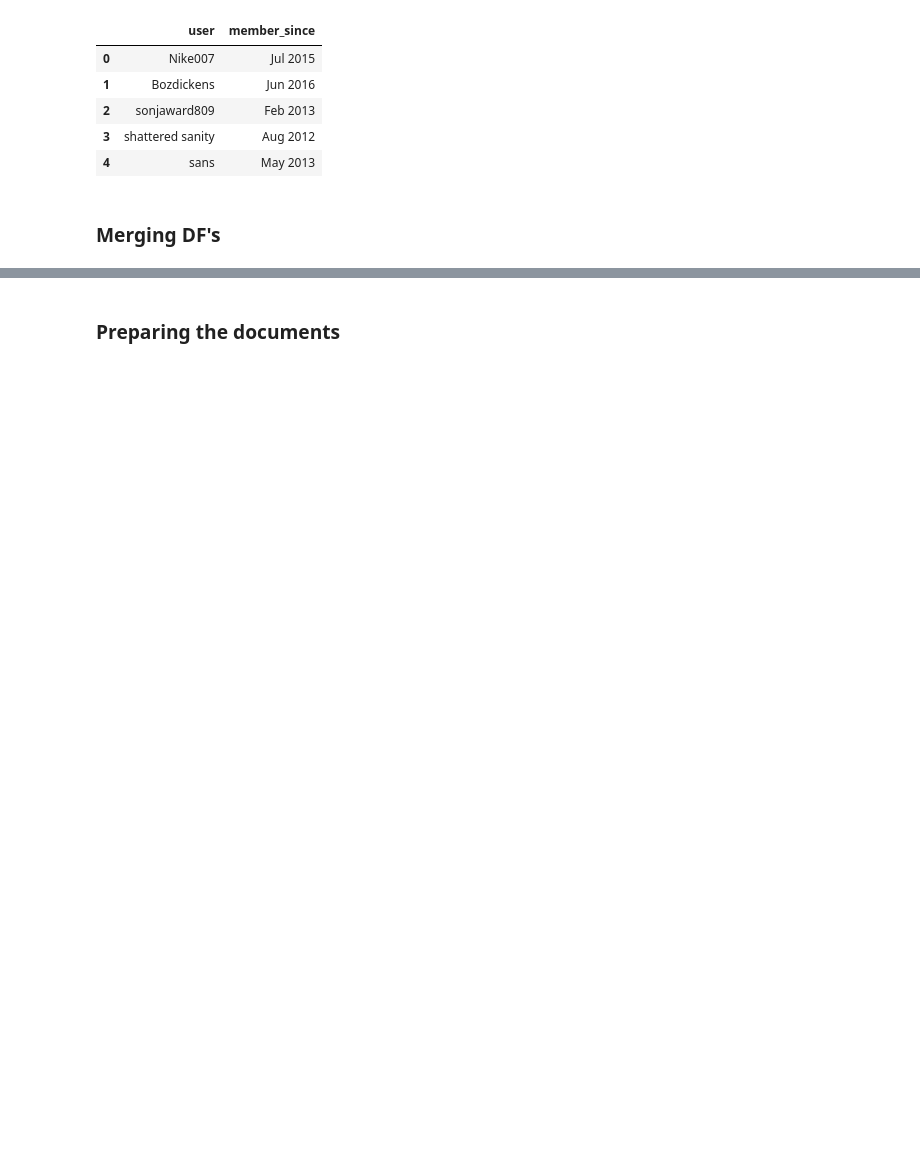
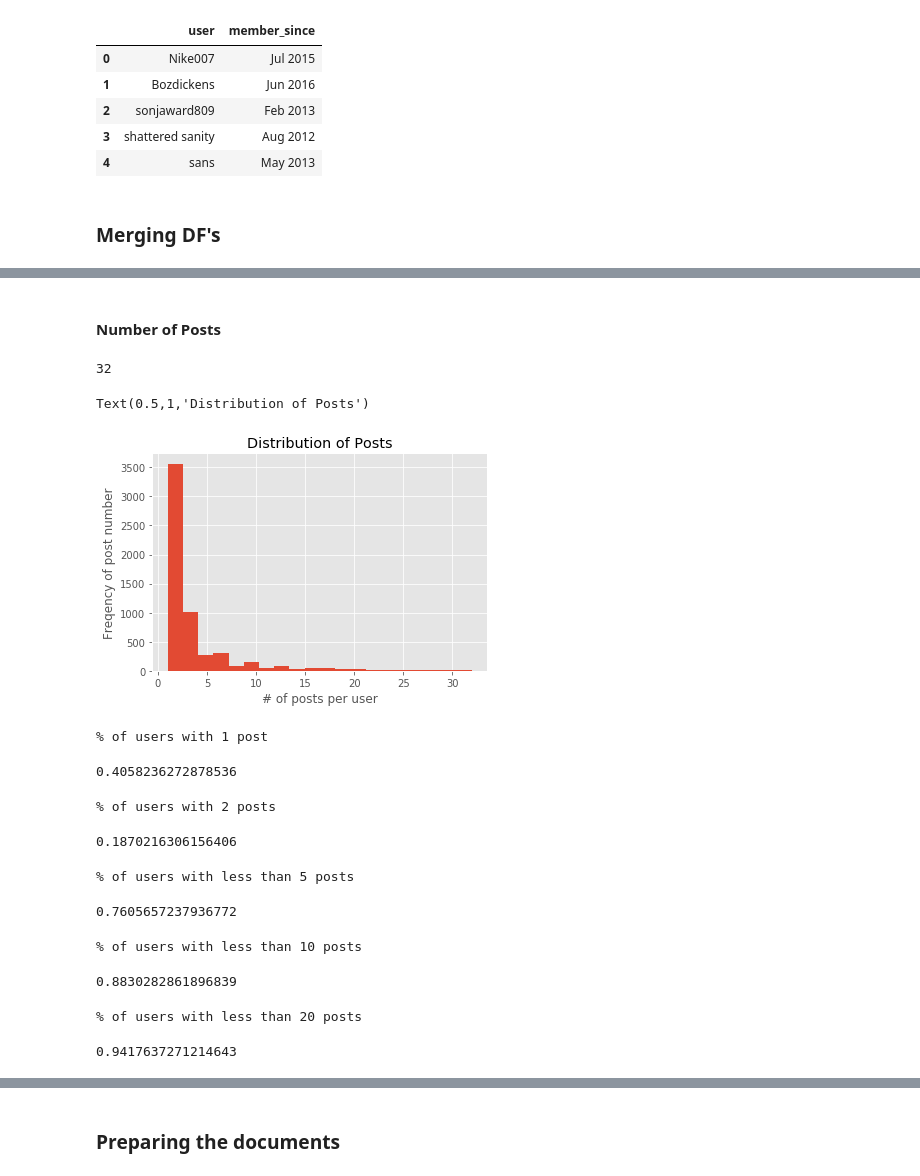
Before and after one commit to millertracy/g-project, a Jupyter notebook: Exploration.ipynb, the cells around one changed output, grey strips where cells are left out. Drawn from its saved outputs; the diff is of its cells as text; code cells hidden in the pictures; blank space fills up the shorter version.

```diff
--- a/Exploration.ipynb
+++ b/Exploration.ipynb
@@ -5,8 +5,11 @@ import numpy as np
 import matplotlib.pyplot as plt
 import string
 import re
+import scipy.stats as scs
 from collections import defaultdict
+from sklearn.feature_extraction.text import TfidfVectorizer
 %matplotlib inline
+plt.style.use("ggplot")
 # %%
 punc = string.punctuation
 # %%
@@ -188,0 +228,50 @@ anx_user.reset_index(drop = True, inplace = True)
+# %% [markdown]
+#### Number of Posts
+# %%
+num_posts = np.array([len(md[key]) for key in md])
+# %%
+num_posts.sort()
+# %%
+num_slice = num_posts[0:5800]
+num_slice[-1]
+# %% [output]
+32
+# %%
+fig, ax = plt.subplots()
+ax.hist(num_slice, bins = 20)
+ax.set_xlabel("# of posts per user")
+ax.set_ylabel("Freqency of post number")
+ax.set_title("Distribution of Posts")
+# %% [output]
+Text(0.5,1,'Distribution of Posts')
+[figure, added]
+# %%
+print("% of users with 1 post")
+len(np.where(num_posts == 1)[0])/len(md)
+# %% [output]
+% of users with 1 post
+0.4058236272878536
+# %%
+print("% of users with 2 posts")
+len(np.where(num_posts == 2)[0])/len(md)
+# %% [output]
+% of users with 2 posts
+0.1870216306156406
+# %%
+print("% of users with less than 5 posts")
+len(np.where(num_posts < 5)[0])/len(md)
+# %% [output]
+% of users with less than 5 posts
+0.7605657237936772
+# %%
+print("% of users with less than 10 posts")
+len(np.where(num_posts < 10)[0])/len(md)
+# %% [output]
+% of users with less than 10 posts
+0.8830282861896839
+# %%
+print("% of users with less than 20 posts")
+len(np.where(num_posts < 20)[0])/len(md)
+# %% [output]
+% of users with less than 20 posts
+0.9417637271214643
```
Also changed, not shown: parts of 240 cells of this notebook.
